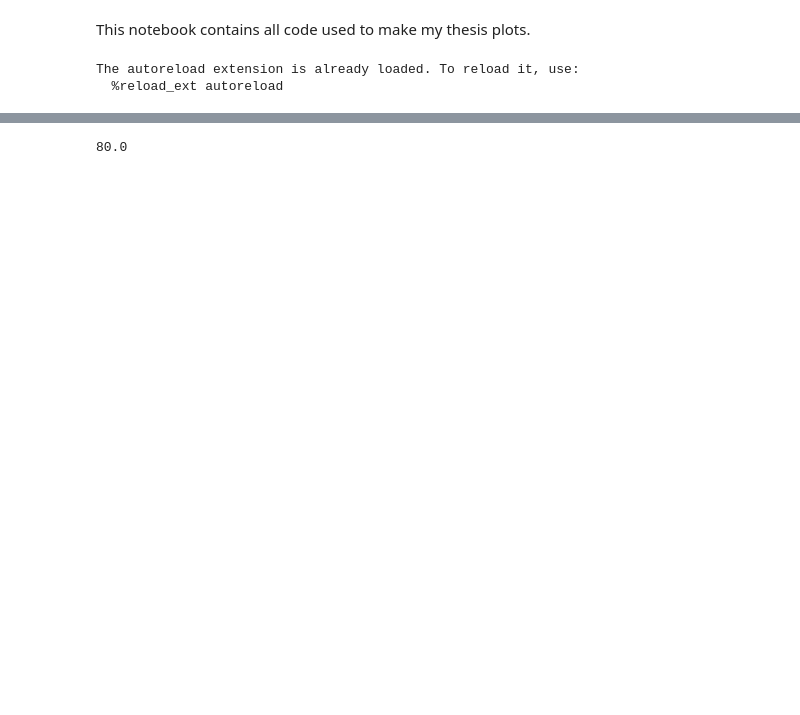
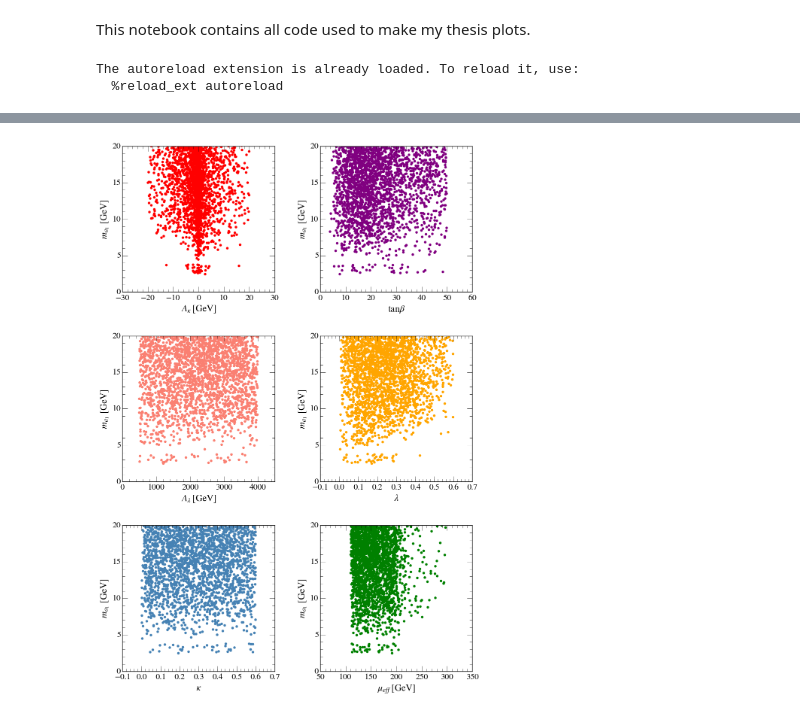
Before and after one commit to raggleton/NMSSM-Scan, a Jupyter notebook: iPython/Thesis Plots.ipynb, the cells around one changed output, grey strips where cells are left out. Drawn from its saved outputs; the diff is of its cells as text; code cells hidden in the pictures; blank space fills up the shorter version.

```diff
--- a/iPython/Thesis Plots.ipynb
+++ b/iPython/Thesis Plots.ipynb
@@ -52,0 +64,4 @@ df_pass_all_ma1 = subset_var(df_pass_all, 3.5, 10.5, 'ma1')
+# %%
+for k,v in mpl.rcParams.iteritems():
+    if 'dpi' in k.lower():
+        print k, v
@@ -53,5 +71,9 @@ df_pass_all_ma1 = subset_var(df_pass_all, 3.5, 10.5, 'ma1')
+# %%
+title = 'Relaxed constraints'
+SIZE = 15
 # %%
-def plot_ma1_inputparams(df, filename):
-    plot_input_params_scatters(df, 'ma1', r'$m_{a_1}\ \mathrm{[GeV]}$', yrange=[0, 20], title='Relaxed constraints', cols=2)
-    save_plot(filename)
+def plot_ma1_inputparams(df, title, filename):
+    plot_input_params_scatters(df, 'ma1', r'$m_{a_1}\ \mathrm{[GeV]}$',
+                               yrange=[0, 20], title=title, cols=2, s=SIZE)
+    if SAVE_PLOTS: save_plot(filename)
 # %%
@@ -61,4 +81,4 @@ plot_ma1_inputparams(df_pass_all, 'Thesis_plots/ma1_inputparams_relaxed.pdf')
-# %%
-mpl.rcParams['figure.dpi']
-# %% [output]
-80.0
+# %%
+plot_ma1_inputparams(df_pass_all, title, 'Thesis_plots/ma1_inputparams_relaxed.png')
+# %% [output]
+[figure, added]
```
Also changed, not shown: parts of 22 cells of this notebook, 1 other file.
